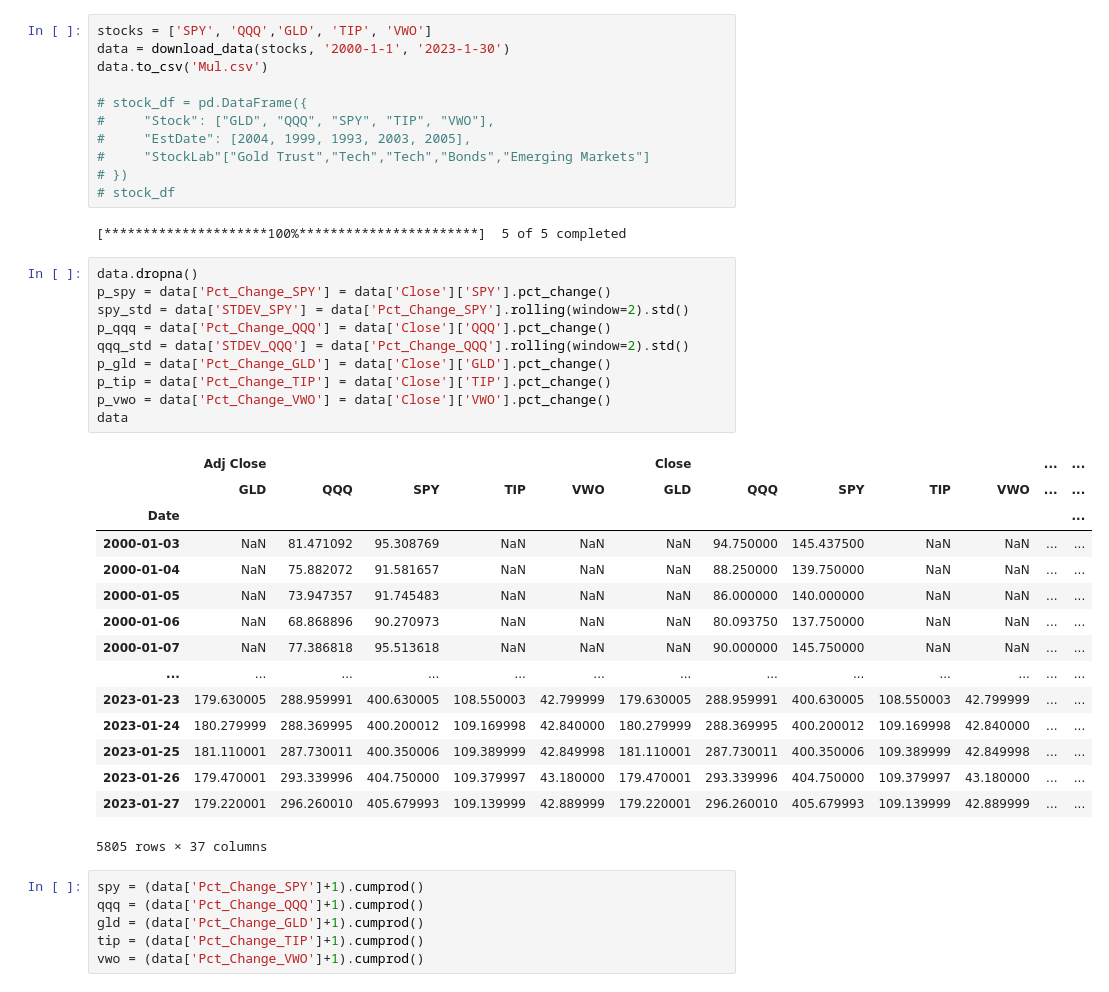
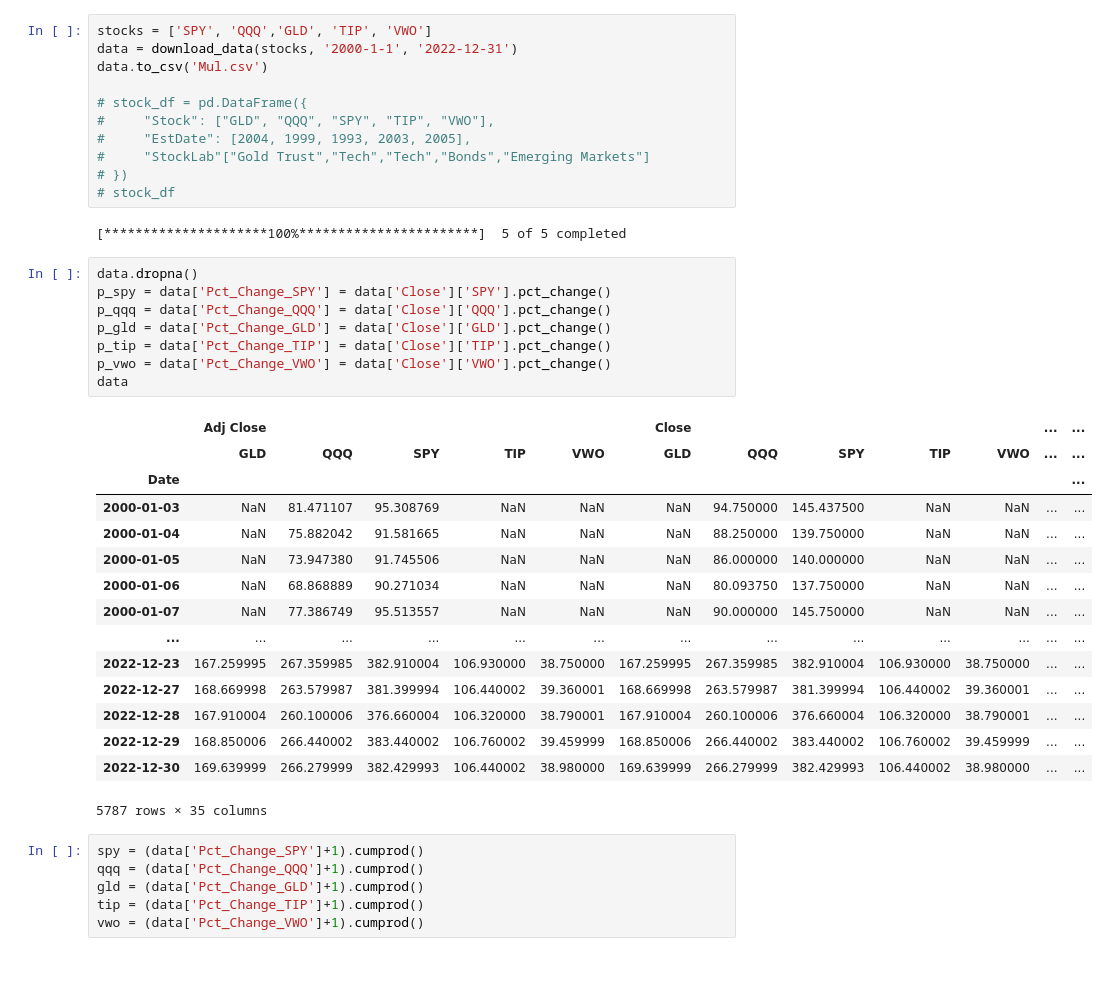
Before and after one commit to cyberkatie/ETF-Trading-Project, a Jupyter notebook: data.ipynb, the cells around one changed output. Drawn from its saved outputs; the diff is of its cells as text.

```diff
--- a/data.ipynb
+++ b/data.ipynb
@@ -13,7 +16,7 @@ def download_data(stock, start, end):
     return data
 # %%
 stocks = ['SPY', 'QQQ','GLD', 'TIP', 'VWO']
-data = download_data(stocks, '2000-1-1', '2023-1-30')
+data = download_data(stocks, '2000-1-1', '2022-12-31')
 data.to_csv('Mul.csv')
 
 # stock_df = pd.DataFrame({
@@ -27,29 +30,27 @@ data.to_csv('Mul.csv')
 # %%
 data.dropna()
 p_spy = data['Pct_Change_SPY'] = data['Close']['SPY'].pct_change()
-spy_std = data['STDEV_SPY'] = data['Pct_Change_SPY'].rolling(window=2).std()
 p_qqq = data['Pct_Change_QQQ'] = data['Close']['QQQ'].pct_change()
-qqq_std = data['STDEV_QQQ'] = data['Pct_Change_QQQ'].rolling(window=2).std()
 p_gld = data['Pct_Change_GLD'] = data['Close']['GLD'].pct_change()
 p_tip = data['Pct_Change_TIP'] = data['Close']['TIP'].pct_change()
 p_vwo = data['Pct_Change_VWO'] = data['Close']['VWO'].pct_change()
 data
 # %% [output]
 |  | Adj Close |  |  |  |  | Close |  |  |  |  | ... | ... |
 |  | GLD | QQQ | SPY | TIP | VWO | GLD | QQQ | SPY | TIP | VWO | ... | ... |
 | Date |  |  |  |  |  |  |  |  |  |  |  | ... |
-| 2000-01-03 | NaN | 81.471092 | 95.308769 | NaN | NaN | NaN | 94.750000 | 145.437500 | NaN | NaN | ... | ... |
-| 2000-01-04 | NaN | 75.882072 | 91.581657 | NaN | NaN | NaN | 88.250000 | 139.750000 | NaN | NaN | ... | ... |
-| 2000-01-05 | NaN | 73.947357 | 91.745483 | NaN | NaN | NaN | 86.000000 | 140.000000 | NaN | NaN | ... | ... |
-| 2000-01-06 | NaN | 68.868896 | 90.270973 | NaN | NaN | NaN | 80.093750 | 137.750000 | NaN | NaN | ... | ... |
-| 2000-01-07 | NaN | 77.386818 | 95.513618 | NaN | NaN | NaN | 90.000000 | 145.750000 | NaN | NaN | ... | ... |
+| 2000-01-03 | NaN | 81.471107 | 95.308769 | NaN | NaN | NaN | 94.750000 | 145.437500 | NaN | NaN | ... | ... |
+| 2000-01-04 | NaN | 75.882042 | 91.581665 | NaN | NaN | NaN | 88.250000 | 139.750000 | NaN | NaN | ... | ... |
+| 2000-01-05 | NaN | 73.947380 | 91.745506 | NaN | NaN | NaN | 86.000000 | 140.000000 | NaN | NaN | ... | ... |
+| 2000-01-06 | NaN | 68.868889 | 90.271034 | NaN | NaN | NaN | 80.093750 | 137.750000 | NaN | NaN | ... | ... |
+| 2000-01-07 | NaN | 77.386749 | 95.513557 | NaN | NaN | NaN | 90.000000 | 145.750000 | NaN | NaN | ... | ... |
 | ... | ... | ... | ... | ... | ... | ... | ... | ... | ... | ... | ... | ... |
-| 2023-01-23 | 179.630005 | 288.959991 | 400.630005 | 108.550003 | 42.799999 | 179.630005 | 288.959991 | 400.630005 | 108.550003 | 42.799999 | ... | ... |
-| 2023-01-24 | 180.279999 | 288.369995 | 400.200012 | 109.169998 | 42.840000 | 180.279999 | 288.369995 | 400.200012 | 109.169998 | 42.840000 | ... | ... |
-| 2023-01-25 | 181.110001 | 287.730011 | 400.350006 | 109.389999 | 42.849998 | 181.110001 | 287.730011 | 400.350006 | 109.389999 | 42.849998 | ... | ... |
-| 2023-01-26 | 179.470001 | 293.339996 | 404.750000 | 109.379997 | 43.180000 | 179.470001 | 293.339996 | 404.750000 | 109.379997 | 43.180000 | ... | ... |
-| 2023-01-27 | 179.220001 | 296.260010 | 405.679993 | 109.139999 | 42.889999 | 179.220001 | 296.260010 | 405.679993 | 109.139999 | 42.889999 | ... | ... |
+| 2022-12-23 | 167.259995 | 267.359985 | 382.910004 | 106.930000 | 38.750000 | 167.259995 | 267.359985 | 382.910004 | 106.930000 | 38.750000 | ... | ... |
+| 2022-12-27 | 168.669998 | 263.579987 | 381.399994 | 106.440002 | 39.360001 | 168.669998 | 263.579987 | 381.399994 | 106.440002 | 39.360001 | ... | ... |
+| 2022-12-28 | 167.910004 | 260.100006 | 376.660004 | 106.320000 | 38.790001 | 167.910004 | 260.100006 | 376.660004 | 106.320000 | 38.790001 | ... | ... |
+| 2022-12-29 | 168.850006 | 266.440002 | 383.440002 | 106.760002 | 39.459999 | 168.850006 | 266.440002 | 383.440002 | 106.760002 | 39.459999 | ... | ... |
+| 2022-12-30 | 169.639999 | 266.279999 | 382.429993 | 106.440002 | 38.980000 | 169.639999 | 266.279999 | 382.429993 | 106.440002 | 38.980000 | ... | ... |
-5805 rows × 37 columns
+5787 rows × 35 columns
 # %%
 spy = (data['Pct_Change_SPY']+1).cumprod()
 qqq = (data['Pct_Change_QQQ']+1).cumprod()
```
Also changed, not shown: parts of 12 cells of this notebook.
